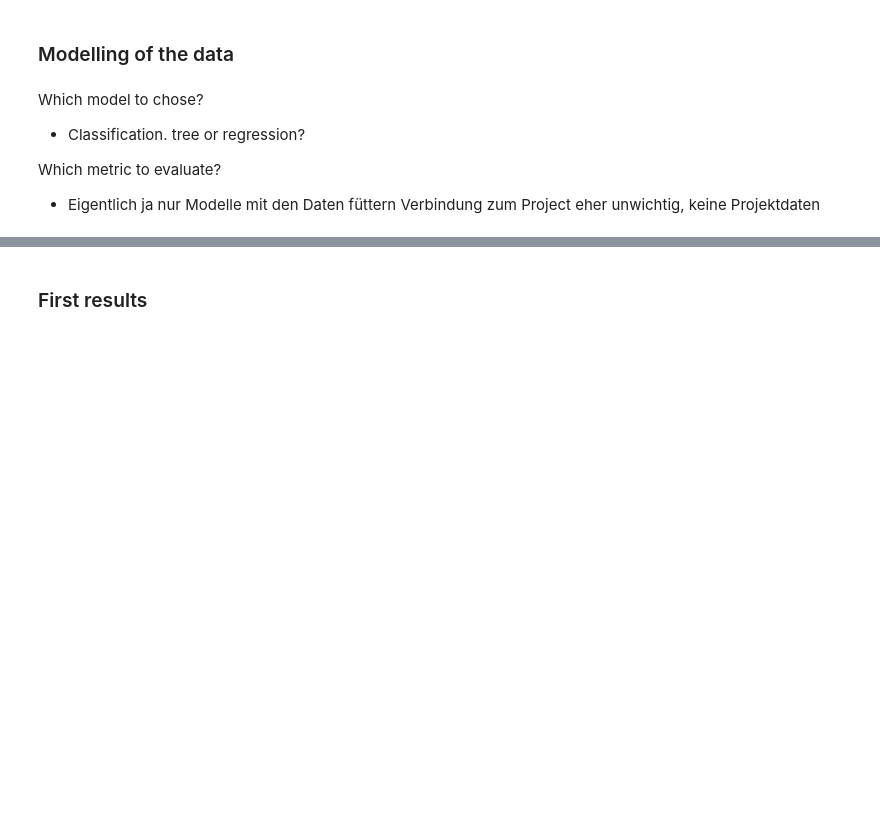
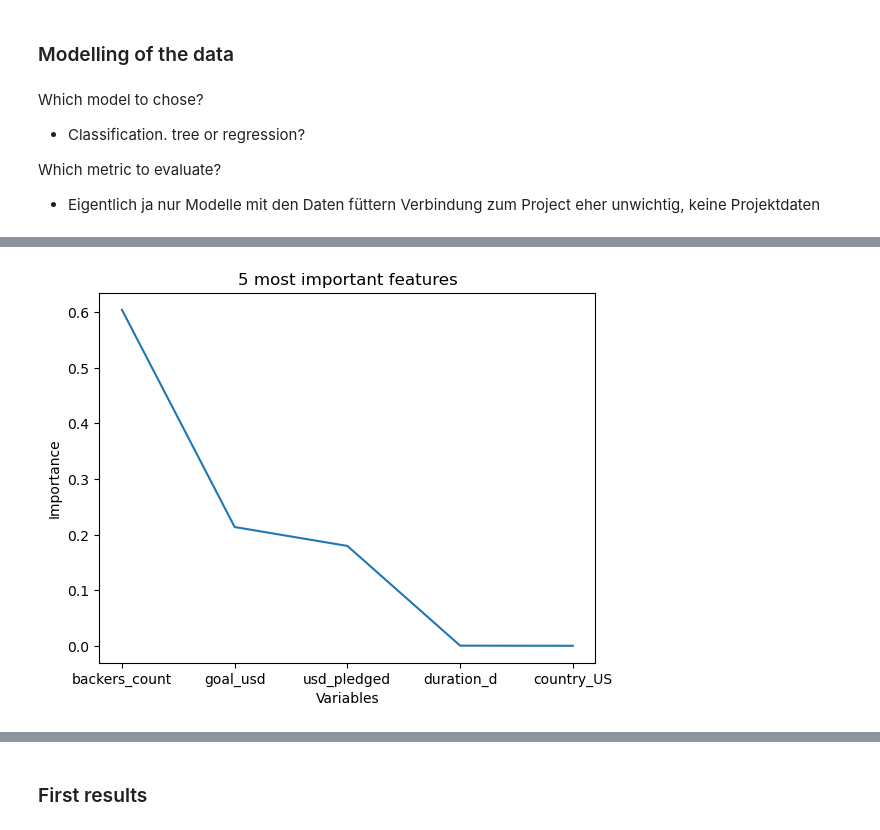
Before and after one commit to franzgerbig/Crowdfunding, a Jupyter notebook: notebooks/HB_Preprocessing_kaggle_28.06.2023.ipynb, the cells around one changed output, grey strips where cells are left out. Cells and saved outputs as stored; diff of their text form; code cells hidden in the pictures; blank space fills up the shorter version.

```diff
--- a/notebooks/HB_Preprocessing_kaggle_28.06.2023.ipynb
+++ b/notebooks/HB_Preprocessing_kaggle_28.06.2023.ipynb
@@ -122,0 +155,8 @@ Which metric to evaluate?
+# %%
+X_train_merge.drop(['country_SI','currency_PLN'],axis=1,inplace=True)
+# %%
+# Classification tree
+tree=DecisionTreeClassifier()
+tree.fit(X_train_merge,y_train)
+tree_pred=tree.predict(X_test_merge)
+print('Decision Tree R2 value:',tree.score(X_test_merge,y_test))
@@ -122,0 +165,6 @@ Which metric to evaluate?
+# %%
+# Logistical Regression
+log=LogisticRegression()
+log.fit(X_train_merge,y_train)
+log_pred=log.predict(X_test_merge)
+print('Logistical Regression R2 value:',log.score(X_test_merge,y_test))
@@ -122,0 +233,5 @@ Which metric to evaluate?
+# %%
+# Feature Importance as a DataFrame
+tree_importance=pd.DataFrame({'Variables':X_train_merge.columns,'Importance':tree.feature_importances_})
+tree_importance.sort_values('Importance',inplace=True,ascending=False)
+display(tree_importance)
@@ -122,0 +252,8 @@ Which metric to evaluate?
+# %%
+# Visualisation Feature importance Decision Tree
+plt.plot(tree_importance['Variables'][0:5],tree_importance['Importance'][0:5])
+plt.ylabel('Importance')
+plt.xlabel('Variables')
+plt.title('5 most important features');
+# %% [output]
+[figure, added]
```
Also changed, not shown: parts of 17 cells of this notebook.
